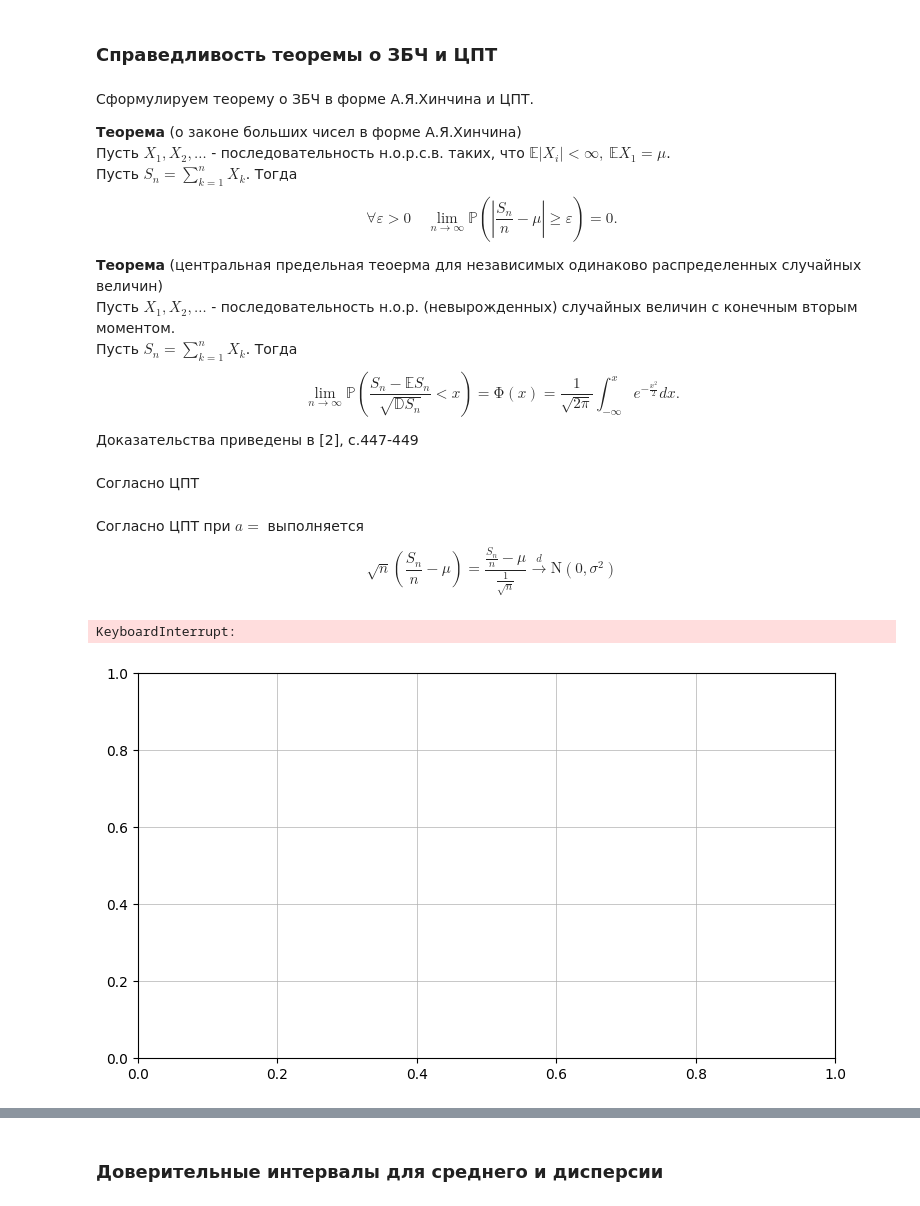
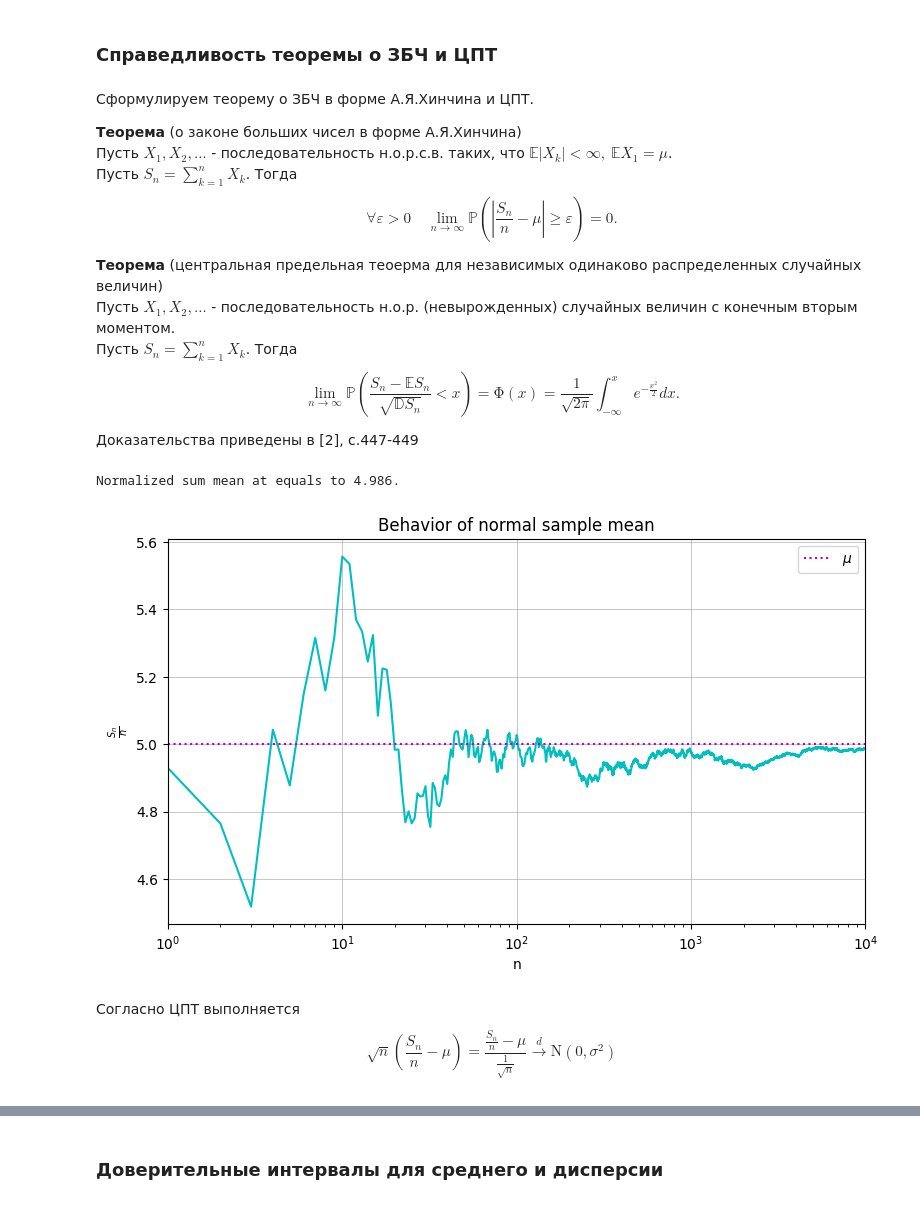
Before and after one commit to arinenn/stochastic_practicum, a Jupyter notebook: stochastic_practicum_first.ipynb, the cells around one changed output, grey strips where cells are left out. Drawn from its saved outputs; the diff is of its cells as text; code cells hidden in the pictures.

```diff
--- a/stochastic_practicum_first.ipynb
+++ b/stochastic_practicum_first.ipynb
@@ -1538,7 +1540,7 @@ $$
 Сформулируем теорему о ЗБЧ в форме А.Я.Хинчина и ЦПТ.
 
 __Теорема__ (о законе больших чисел в форме А.Я.Хинчина) \
-Пусть $X_1,X_2,\dots$ - последовательность н.о.р.с.в. таких, что $\mathbb{E}|X_i|<\infty,~\mathbb{E}X_1=\mu$. \
+Пусть $X_1,X_2,\dots$ - последовательность н.о.р.с.в. таких, что $\mathbb{E}|X_k|<\infty,~\mathbb{E}X_1=\mu$. \
 Пусть $S_n = \sum_{k=1}^{n}X_k$. Тогда
 $$
 \forall\varepsilon>0\quad\lim_{n\to\infty}\mathbb{P}\left( \left|\dfrac{S_n}{n} - \mu\right| \geqslant \varepsilon \right) = 0.
@@ -1552,10 +1554,37 @@ $$
 $$
 
 Доказательства приведены в [2], с.447-449
-# %% [markdown]
-Согласно ЦПТ
+# %%
+n_elements = 10**4
+mu = 5
+sigma = 1.5
+# %%
+sample_norm = mu + sigma * rand_norm_expo(n_elements)
+sample_norm_sum = sample_norm.cumsum()
+print(f'Normalized sum mean at equals to {sample_norm_sum[-1]/n_elements:.4}.')
+# %% [output]
+Normalized sum mean at equals to 4.986.
+# %%
+grid = np.arange(1, n_elements+1)
+
+fig = plt.figure(figsize=(9,5))
+ax = plt.axes()
+ax.grid('minor', linewidth=0.5)
+ax.set_xlim([1, n_elements])
+ax.set_xscale('log')
+
+ax.plot(grid, sample_norm_sum / grid, color='c')
+plt.axhline(y=mu, color='m', linestyle='dotted', label='$\mu$')
+
+ax.set_ylabel('$\\frac{S_n}{n}$')
+ax.set_xlabel('n')
+ax.set_title('Behavior of normal sample mean')
+ax.legend()
+plt.show()
+# %% [output]
+[figure, added]
 # %% [markdown]
-Согласно ЦПТ при $a=$ выполняется
+Согласно ЦПТ выполняется
 $$
 \sqrt{n}\left( \dfrac{S_n}{n}-\mu \right) =
 \dfrac{\frac{S_n}{n} - \mu}{\frac{1}{\sqrt{n}}} \stackrel{d}{\longrightarrow} \mathrm{N}(0,\sigma^2)
@@ -1566,27 +1591,0 @@ def gen_norm_sum(n_elements, *args):
-# %%
-mu = 5
-sigma = 6
-
-N = 10**3
-
-S_n = gen_norm_sum(N)
-
-n_bins = 50
-grid = np.arange(1, 10)
-
-fig = plt.figure(figsize=(9,5))
-ax = plt.axes()
-ax.grid('minor', linewidth=0.5)
-
-ax.hist(grid, gen_norm_sum(N, 10))
-
-# ax.plot(grid, time_expo, color='c', label='Polar method')
-# ax.plot(grid, time_Cauchy, color='m', label='Von Neumann method')
-
-plt.ylabel('Time, seconds')
-plt.xlabel('Sample size')
-# plt.legend()
-plt.show()
-# %% [output]
-KeyboardInterrupt:
-[figure, removed]
```
Also changed, not shown: parts of 15 cells of this notebook.
